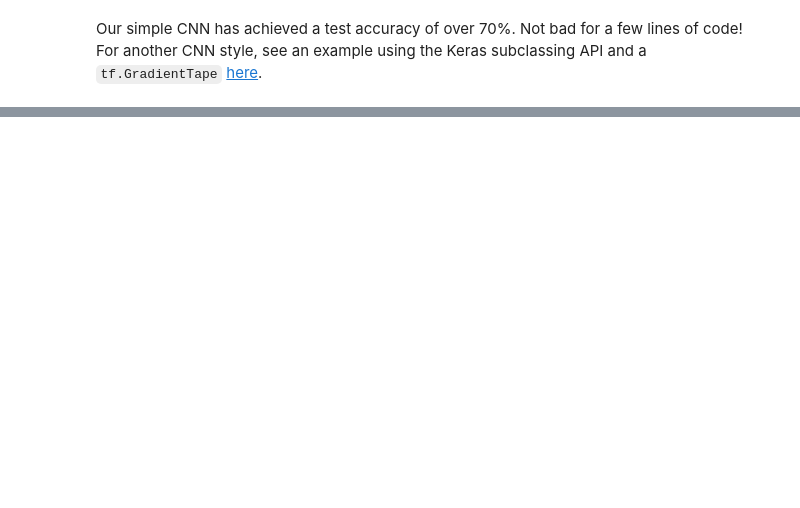
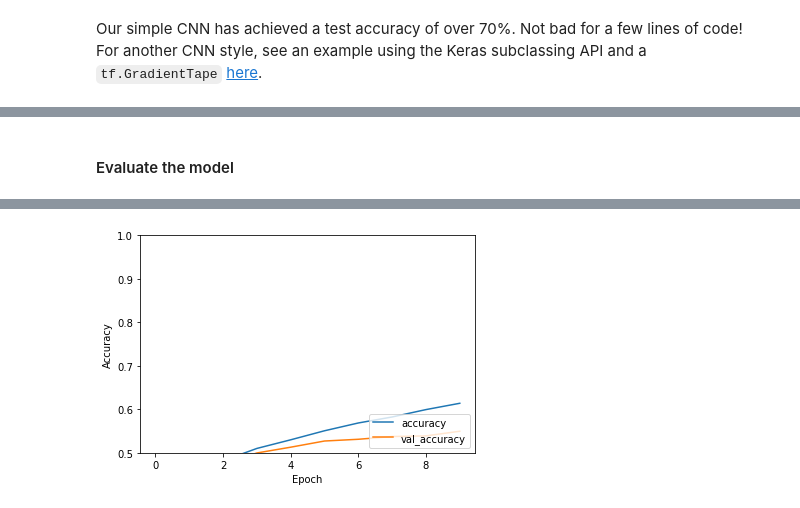
Before and after one commit to KOBeerose/Academic-Projects, a Jupyter notebook: Advanced Learning/Lab2/CNN.ipynb, the cells around one changed output, grey strips where cells are left out. Drawn from its saved outputs; the diff is of its cells as text; code cells hidden in the pictures; blank space fills up the shorter version.

```diff
--- a/Advanced Learning/Lab2/CNN.ipynb
+++ b/Advanced Learning/Lab2/CNN.ipynb
@@ -185,0 +204,7 @@ Our simple CNN has achieved a test accuracy of over 70%. Not bad for a few lines
+# %%
+lenet_5_model = models.Sequential()
+lenet_5_model.add(layers.Conv2D(6, kernel_size=5, strides=1,  activation='tanh',  input_shape=(32, 32, 3), padding='same'))
+lenet_5_model.add(layers.AveragePooling2D())
+lenet_5_model.add(layers.Conv2D(16, kernel_size=5, strides=1, activation='tanh', padding='valid'))
+lenet_5_model.add(layers.AveragePooling2D())
+lenet_5_model.add(layers.Conv2D(120, kernel_size=5, strides=1, activation='tanh', padding='valid'))
@@ -185,0 +213,4 @@ Our simple CNN has achieved a test accuracy of over 70%. Not bad for a few lines
+# %%
+lenet_5_model.add(layers.Flatten())
+lenet_5_model.add(layers.Dense(84, activation='tanh'))
+lenet_5_model.add(layers.Dense(10, activation='softmax'))
@@ -185,0 +219,5 @@ Our simple CNN has achieved a test accuracy of over 70%. Not bad for a few lines
+# %%
+lenet_5_model.compile(optimizer='adam', loss=tf.keras.losses.sparse_categorical_crossentropy, metrics=['accuracy'])
+# %%
+history = lenet_5_model.fit(train_images, train_labels, epochs=50,
+                    validation_data=(test_images, test_labels))
@@ -185,0 +244,12 @@ Our simple CNN has achieved a test accuracy of over 70%. Not bad for a few lines
+# %% [markdown]
+#### Evaluate the model
+# %%
+plt.plot(history.history['accuracy'], label='accuracy')
+plt.plot(history.history['val_accuracy'], label = 'val_accuracy')
+plt.xlabel('Epoch')
+plt.ylabel('Accuracy')
+plt.ylim([0.5, 1])
+plt.legend(loc='lower right')
+
+test_loss, test_acc = lenet_5_model.evaluate(test_images,  test_labels, verbose=2)
+# %% [output]
@@ -185,0 +257 @@ Our simple CNN has achieved a test accuracy of over 70%. Not bad for a few lines
+[figure, added]
```
Also changed, not shown: parts of 13 cells of this notebook.
